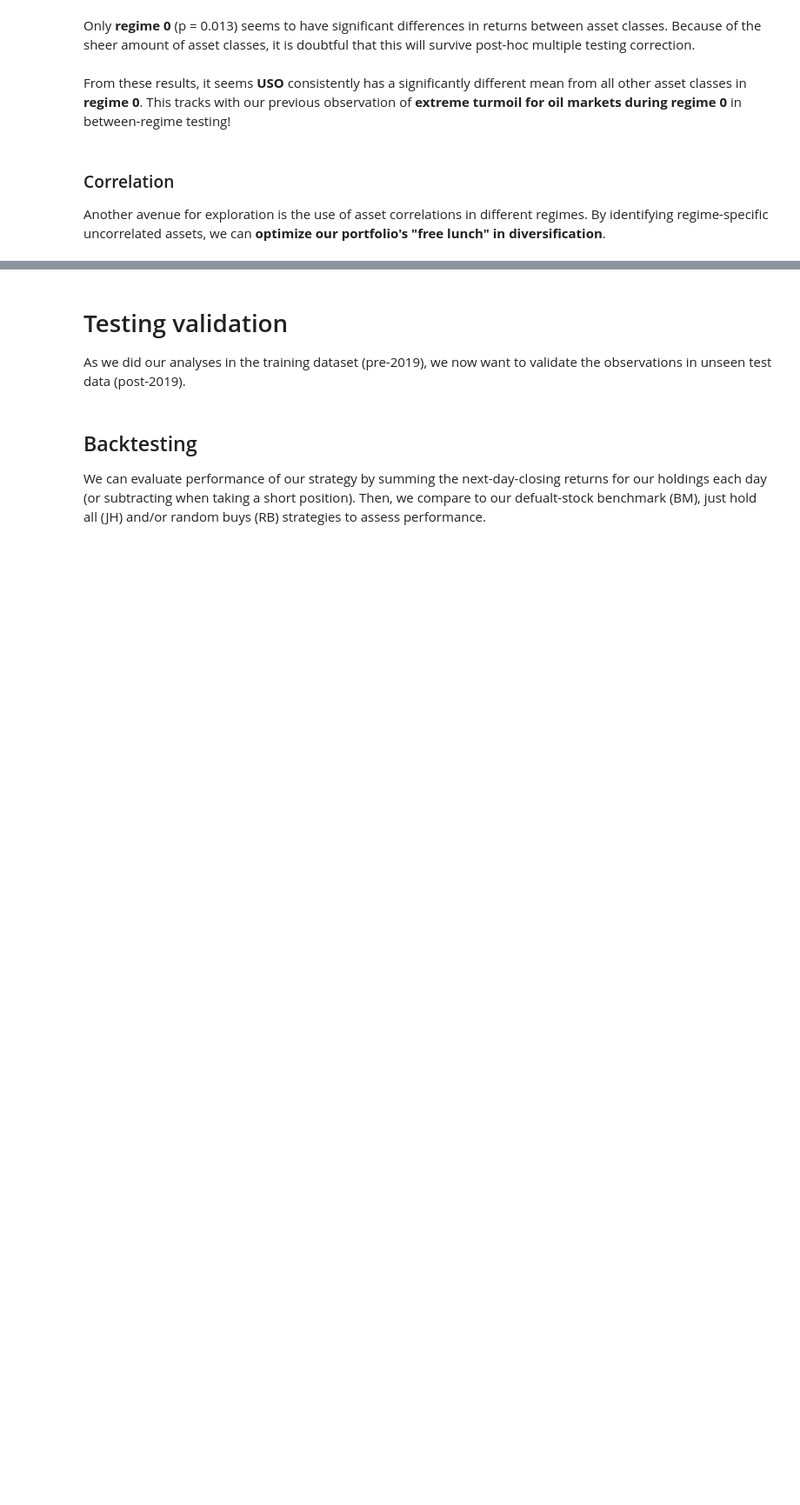
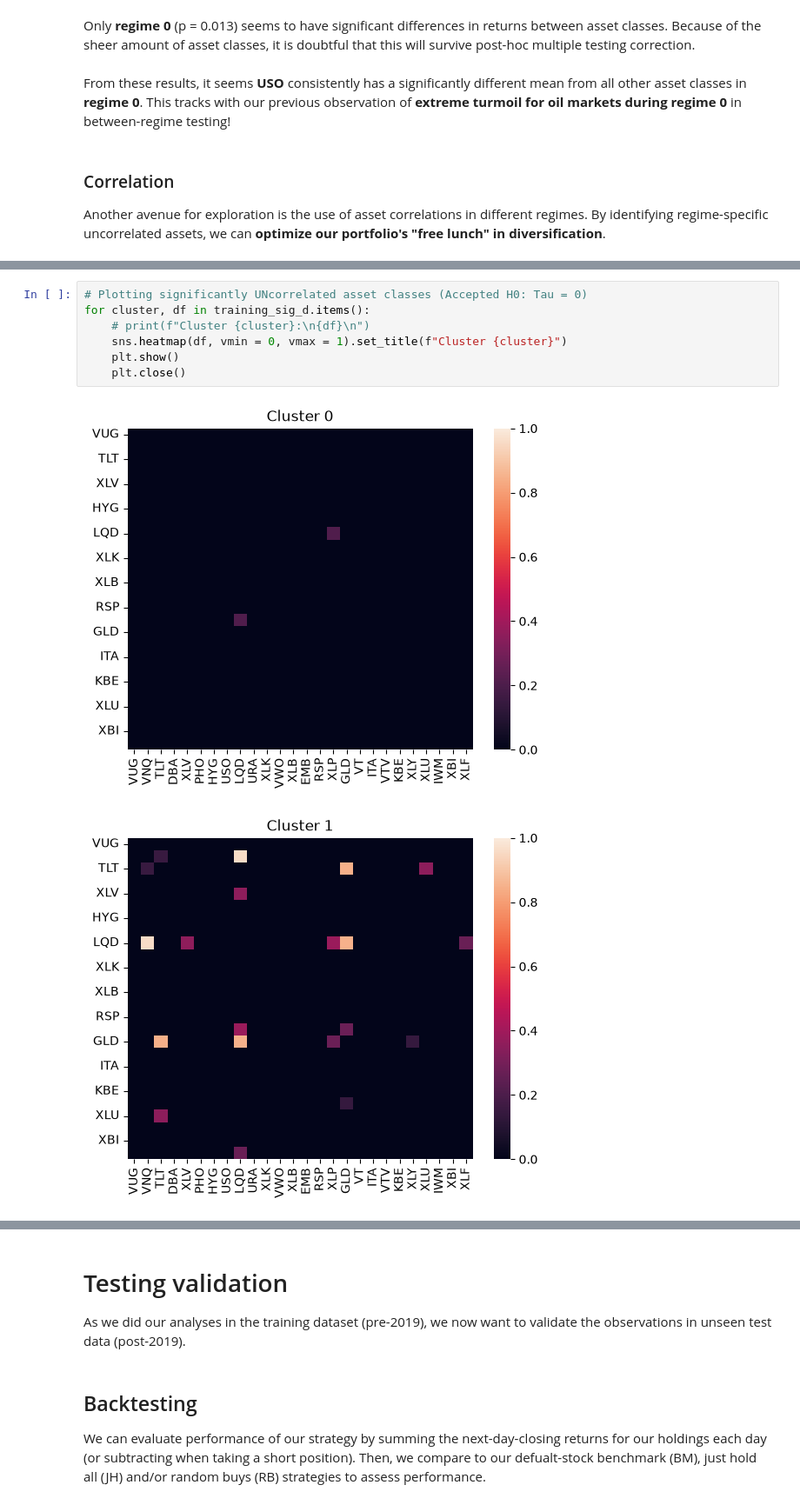
Before and after one commit to sl9998/regime-identification, a Jupyter notebook: Notebooks/regimes.ipynb, the cells around one changed output, grey strips where cells are left out. Shown at 87% size. Drawn from its saved outputs; the diff is of its cells as text; blank space fills up the shorter version.

```diff
--- a/Notebooks/regimes.ipynb
+++ b/Notebooks/regimes.ipynb
@@ -492,0 +557,10 @@ Correlation-based strategies could also use **Dunett's test** as an ANOVA post-h
+# %%
+# Plotting significantly UNcorrelated asset classes (Accepted H0: Tau = 0)
+for cluster, df in training_sig_d.items():
+    # print(f"Cluster {cluster}:\n{df}\n")
+    sns.heatmap(df, vmin = 0, vmax = 1).set_title(f"Cluster {cluster}")
+    plt.show()
+    plt.close()
+# %% [output]
+[figure, added]
+[figure, added]
```
Also changed, not shown: parts of 12 cells of this notebook, 1 other file.
